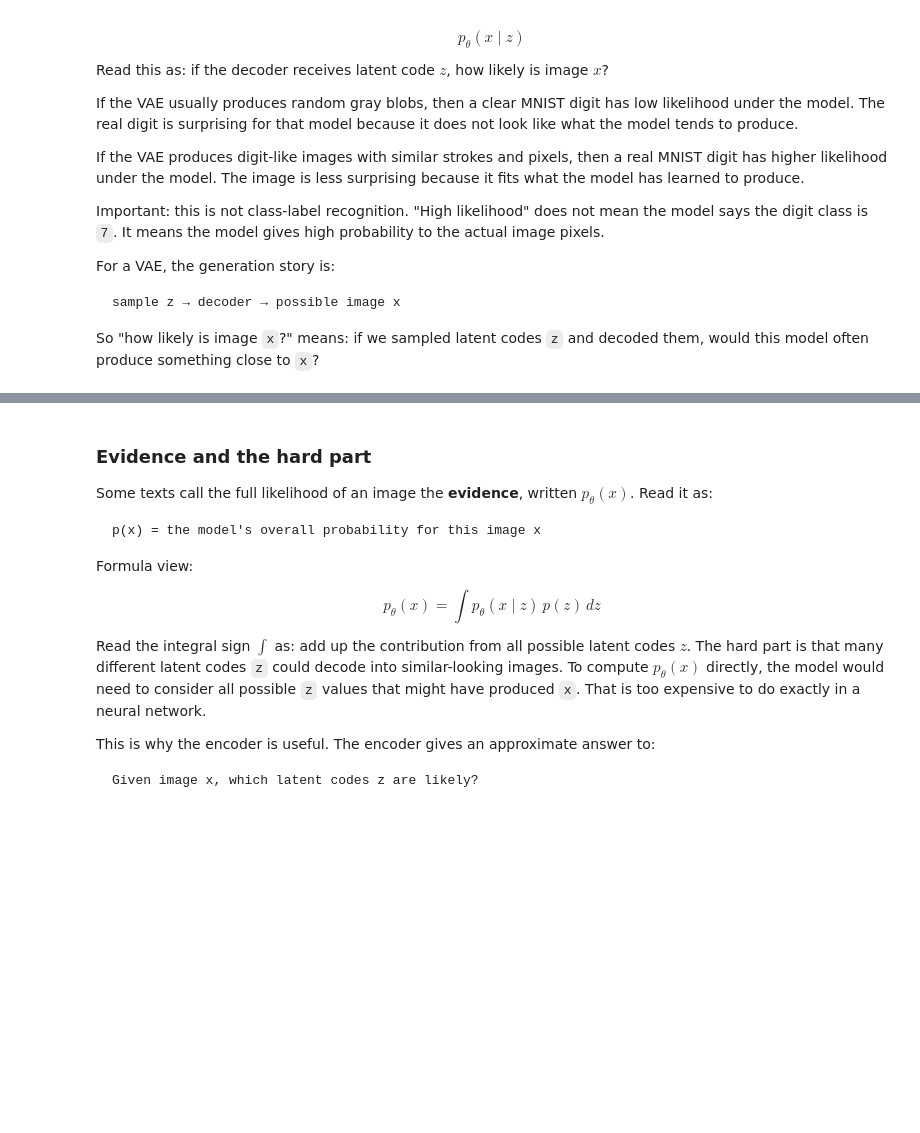
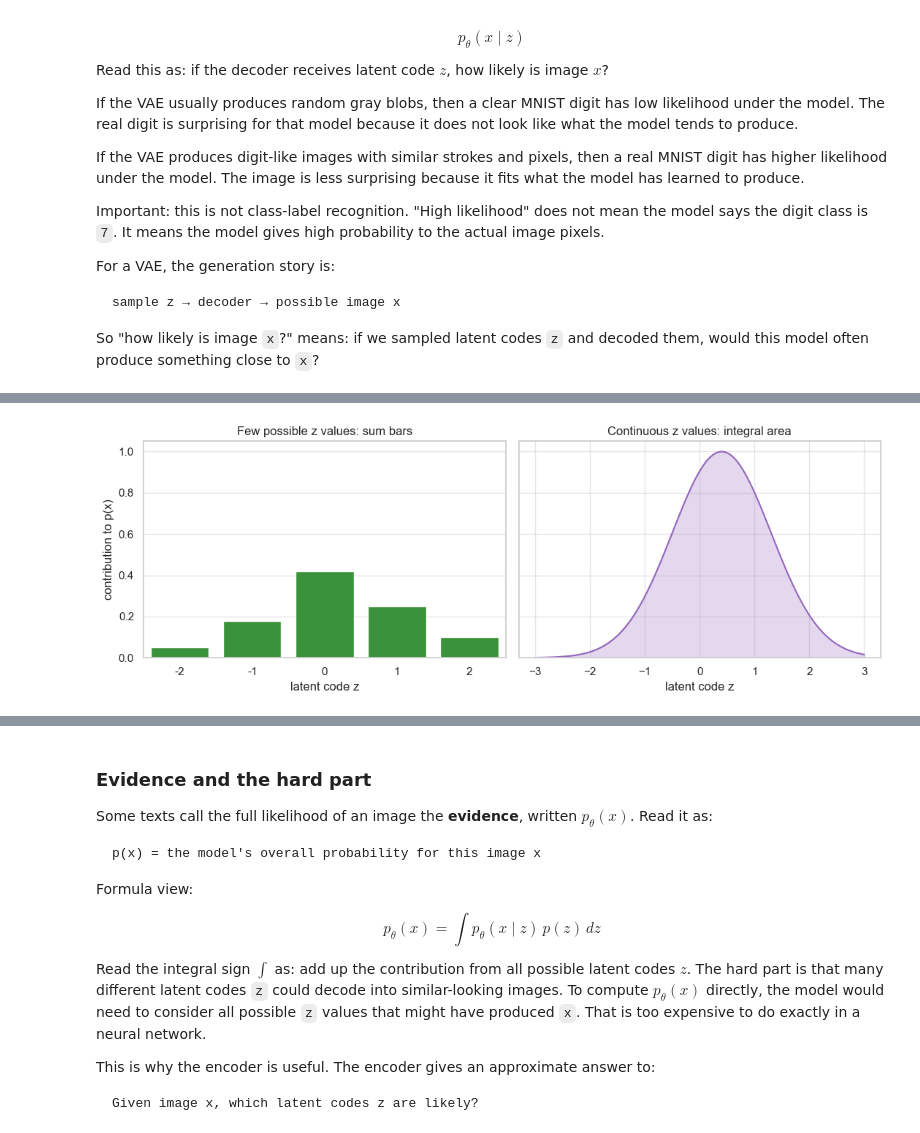
Before and after one commit to majorgilles/visual-genai-lab-curriculum, a Jupyter notebook: notebooks/05_vae_math_foundations.ipynb, the cells around one changed output, grey strips where cells are left out. Saved outputs shown, nothing was run; the diff lists cells and outputs as text; code cells hidden in the pictures; blank space fills up the shorter version.

```diff
--- a/notebooks/05_vae_math_foundations.ipynb
+++ b/notebooks/05_vae_math_foundations.ipynb
@@ -530,0 +730,32 @@ So "how likely is image `x`?" means: if we sampled latent codes `z` and decoded
+# %%
+# Discrete sum vs continuous integral.
+
+import matplotlib.pyplot as plt
+import numpy as np
+import seaborn as sns
+
+sns.set_theme(style="whitegrid")
+
+discrete_z = np.array([-2, -1, 0, 1, 2])
+discrete_contribution = np.array([0.05, 0.18, 0.42, 0.25, 0.10])
+
+continuous_z = np.linspace(-3.0, 3.0, 400)
+continuous_contribution = np.exp(-0.5 * ((continuous_z - 0.4) / 0.9) ** 2)
+continuous_contribution /= continuous_contribution.max()
+
+fig, axes = plt.subplots(1, 2, figsize=(11, 4), sharey=True)
+
+sns.barplot(x=discrete_z, y=discrete_contribution, ax=axes[0], color="tab:green")
+axes[0].set_title("Few possible z values: sum bars")
+axes[0].set_xlabel("latent code z")
+axes[0].set_ylabel("contribution to p(x)")
+
+sns.lineplot(x=continuous_z, y=continuous_contribution, ax=axes[1], color="tab:purple")
+axes[1].fill_between(continuous_z, continuous_contribution, alpha=0.25, color="tab:purple")
+axes[1].set_title("Continuous z values: integral area")
+axes[1].set_xlabel("latent code z")
+
+plt.tight_layout()
+plt.show()
+# %% [output]
+[figure, added]
```
Also changed, not shown: parts of 8 cells of this notebook.
